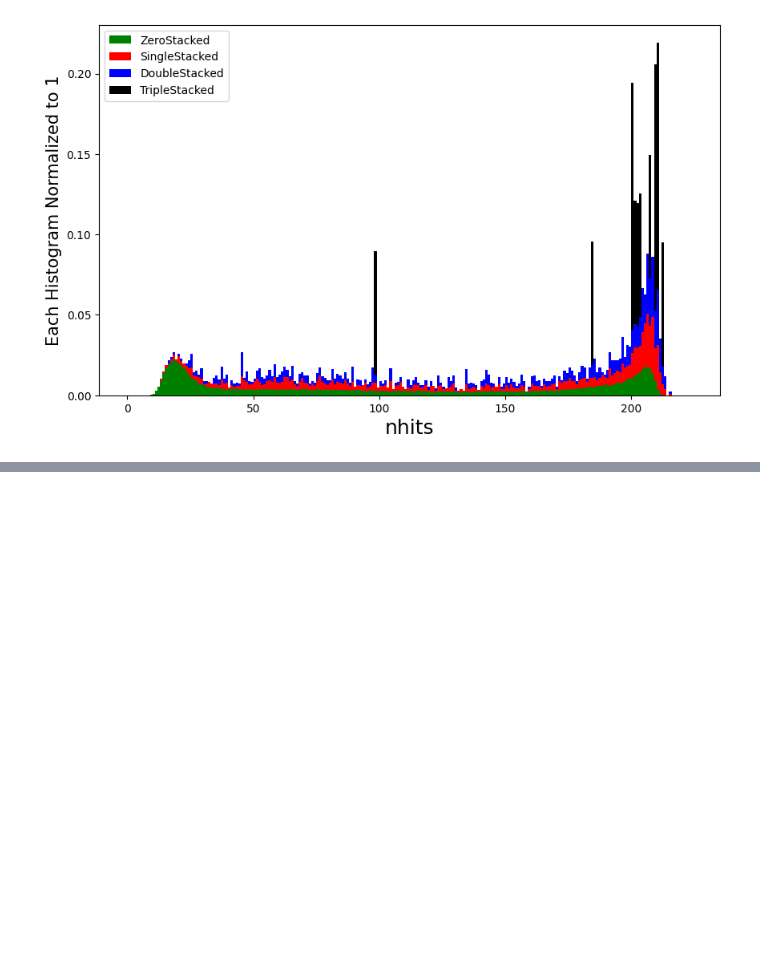
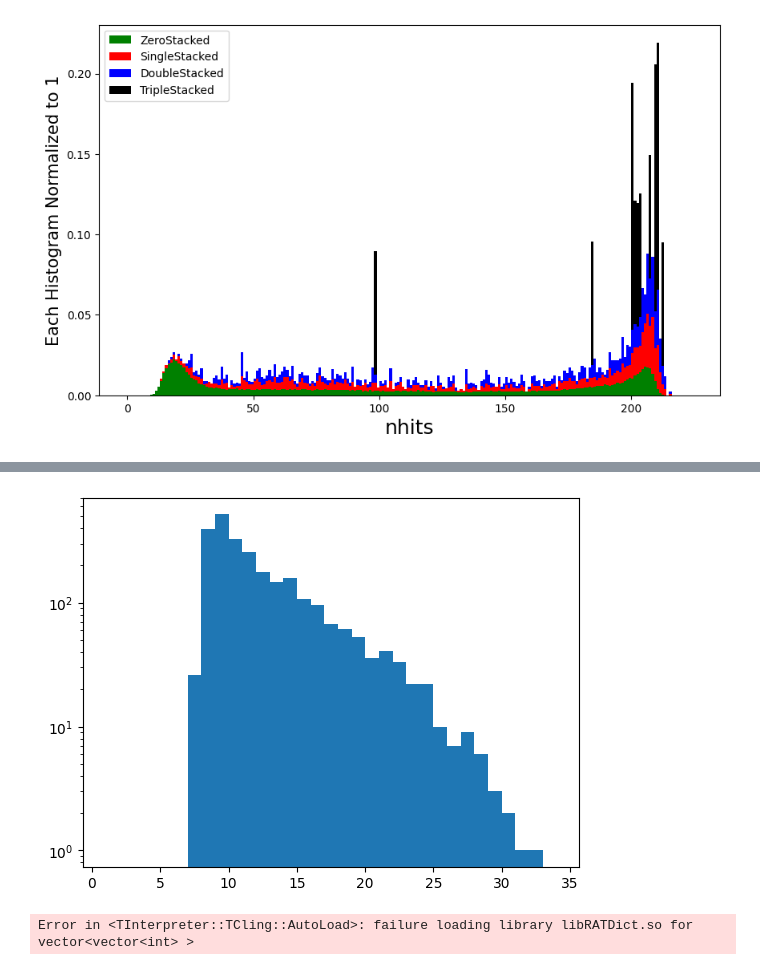
Before and after one commit to wtoslac/EosAnalyses, a Jupyter notebook: Wing/MuonAnalysis.ipynb, the cells around one changed output, grey strips where cells are left out. Saved outputs shown, nothing was run; the diff lists cells and outputs as text; code cells hidden in the pictures; blank space fills up the shorter version.

```diff
--- a/Wing/MuonAnalysis.ipynb
+++ b/Wing/MuonAnalysis.ipynb
@@ -245,0 +405,17 @@ Total Events= 58988  Zeros=  54645  Singles=  1562  Doubles=  617  Triples= 13
+# %%
+import ROOT
+import numpy as np
+import matplotlib.pyplot as plt
+import matplotlib.colors as colors
+
+rdf = ROOT.RDataFrame("output","/mnt/data/eos/simulations/muon/eos_muon_water_trigthres30_70kcomb.root")
+triggerTime = rdf.AsNumpy(columns=["triggerTime"])["triggerTime"]
+#for iEvt in range(0,100):#len(triggerTime)):
+    #for iTrig in range(0,len(
+#    print(triggerTime[iEvt])
+plt.hist(triggerTime,bins=range(1,35,1))
+plt.yscale('log')
+plt.show()
+# %% [output]
+[figure, added]
+Error in <TInterpreter::TCling::AutoLoad>: failure loading library libRATDict.so for vector<vector<int> >
```
Also changed, not shown: parts of 4 cells of this notebook, 1 other file.
